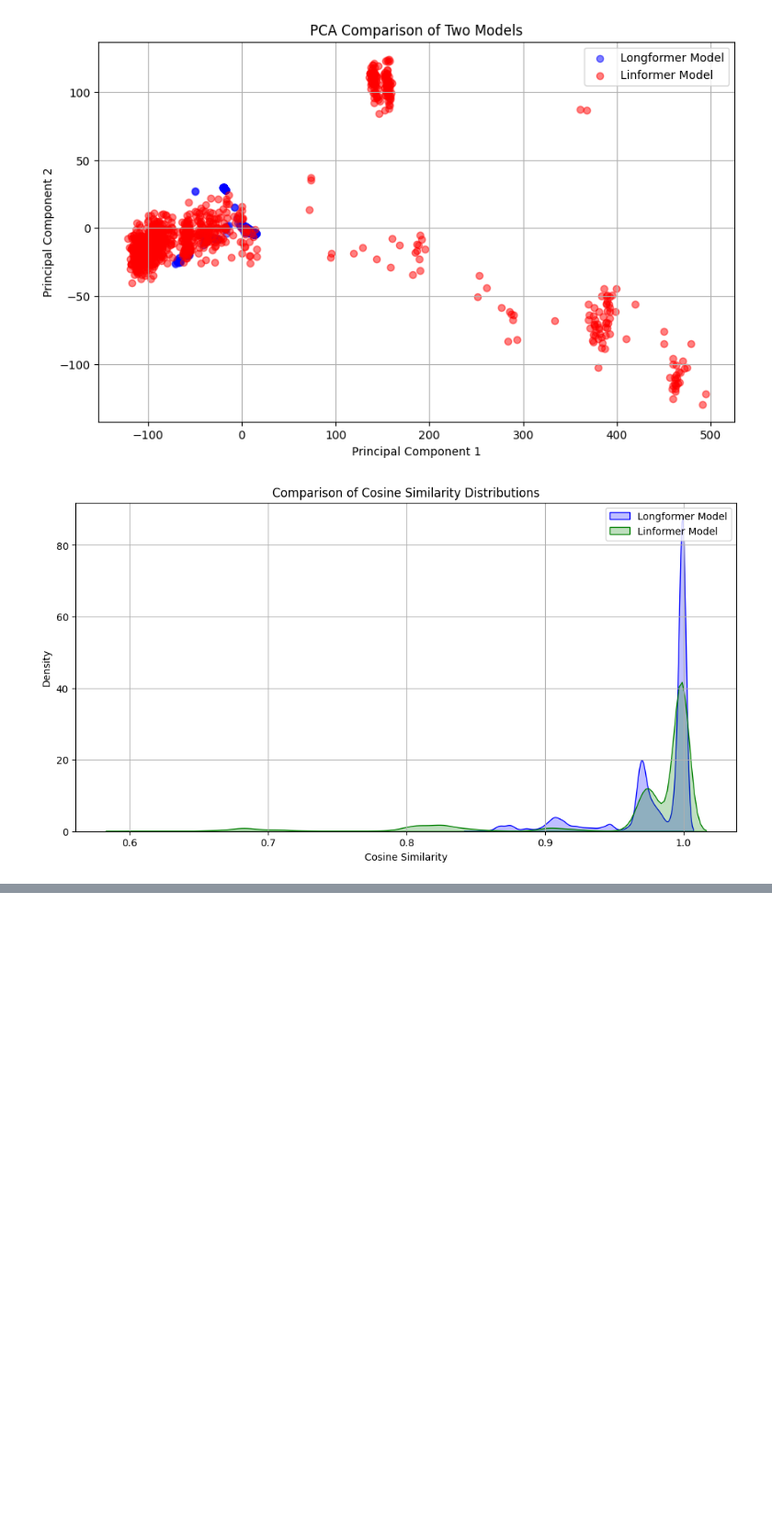
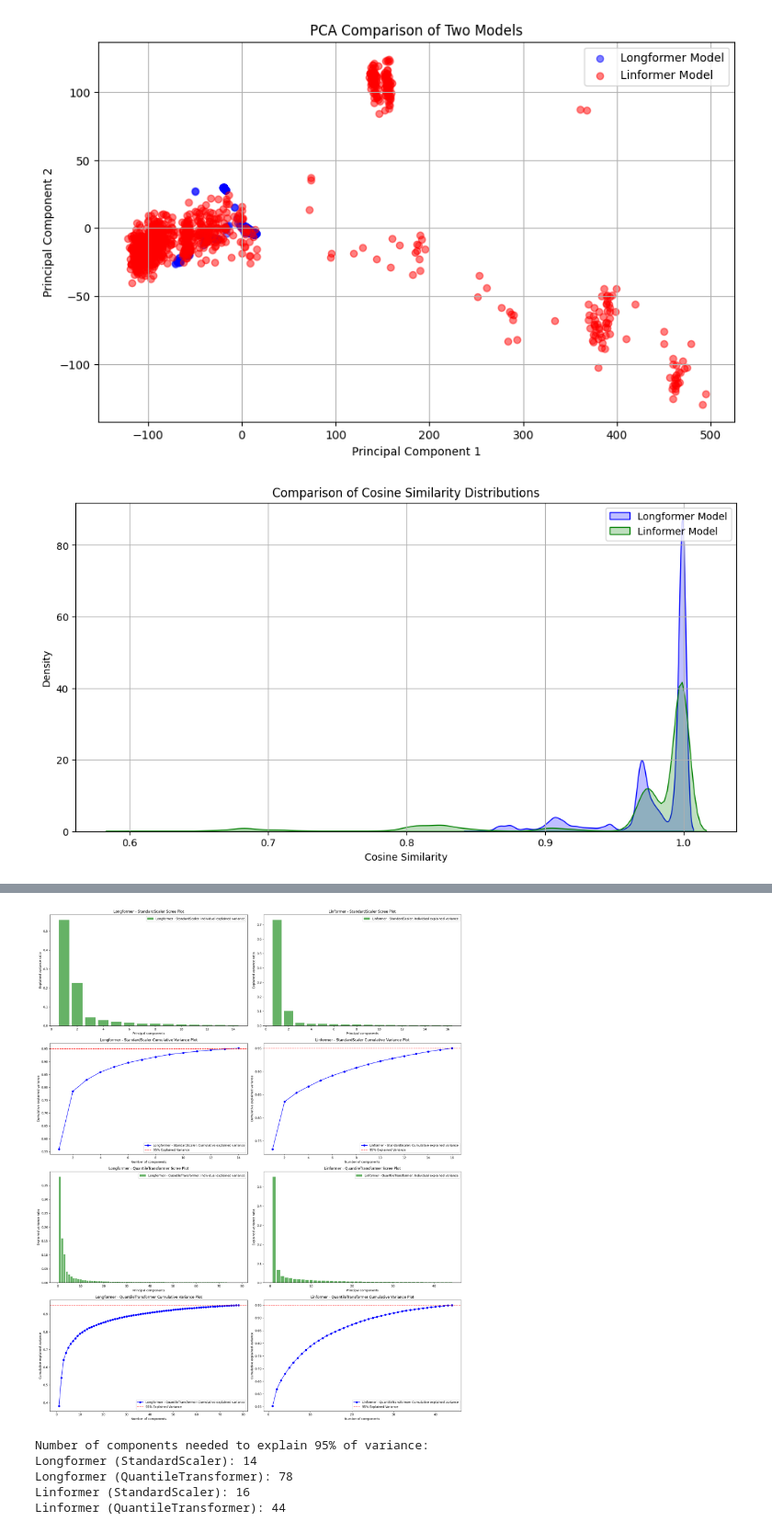
Before and after one commit to norandom/log2ml, a Jupyter notebook: Comparison_of_Encoder_Models.ipynb, the cells around one changed output, grey strips where cells are left out. Shown at 92% size. Cells and saved outputs as stored; diff of their text form; code cells hidden in the pictures; blank space fills up the shorter version.

```diff
--- a/Comparison_of_Encoder_Models.ipynb
+++ b/Comparison_of_Encoder_Models.ipynb
@@ -1051,0 +1208,67 @@ plt.show()
+# %%
+import matplotlib.pyplot as plt
+import seaborn as sns
+import numpy as np
+from sklearn.decomposition import PCA
+from sklearn.preprocessing import StandardScaler, QuantileTransformer
+
+def process_and_plot(X, scaler, ax_scree, ax_cumulative, model_name, scaler_name):
+    X_scaled = scaler.fit_transform(X)
+    pca = PCA(n_components=0.95)
+    X_pca = pca.fit_transform(X_scaled)
+    explained_variance_ratio = pca.explained_variance_ratio_
+    cumulative_variance = np.cumsum(explained_variance_ratio)
+
+    # Scree plot
+    ax_scree.bar(range(1, len(explained_variance_ratio) + 1), explained_variance_ratio, alpha=0.6, color='g', label=f'{model_name} - {scaler_name}: Individual explained variance')
+    ax_scree.set_title(f'{model_name} - {scaler_name} Scree Plot')
+    ax_scree.set_xlabel('Principal components')
+    ax_scree.set_ylabel('Explained variance ratio')
+    ax_scree.legend()
+
+    # Cumulative Variance plot
+    ax_cumulative.plot(range(1, len(cumulative_variance) + 1), cumulative_variance, marker='o', linestyle='-', color='b', label=f'{model_name} - {scaler_name}: Cumulative explained variance')
+    ax_cumulative.axhline(y=0.95, color='r', linestyle='--', label='95% Explained Variance')
+    ax_cumulative.set_title(f'{model_name} - {scaler_name} Cumulative Variance Plot')
+    ax_cumulative.set_xlabel('Number of components')
+    ax_cumulative.set_ylabel('Cumulative explained variance')
+    ax_cumulative.legend()
+
+    return cumulative_variance
+
+# Assuming linformer_vectors and longformer_vectors are defined elsewhere
+x_lin = linformer_vectors
+x_long = longformer_vectors
+
+# Create subplots
+fig, axes = plt.subplots(nrows=4, ncols=2, figsize=(20, 24))
+
+# Process and plot for Longformer with StandardScaler
+cv_long_std = process_and_plot(x_long, StandardScaler(), axes[0, 0], axes[1, 0], 'Longformer', 'StandardScaler')
+
+# Process and plot for Longformer with QuantileTransformer
+cv_long_qt = process_and_plot(x_long, QuantileTransformer(n_quantiles=1000, output_distribution='normal'), axes[2, 0], axes[3, 0], 'Longformer', 'QuantileTransformer')
+
+# Process and plot for Linformer with StandardScaler
+cv_lin_std = process_and_plot(x_lin, StandardScaler(), axes[0, 1], axes[1, 1], 'Linformer', 'StandardScaler')
+
+# Process and plot for Linformer with QuantileTransformer
+cv_lin_qt = process_and_plot(x_lin, QuantileTransformer(n_quantiles=1000, output_distribution='normal'), axes[2, 1], axes[3, 1], 'Linformer', 'QuantileTransformer')
+
+# Adjust layout and display the plots
+plt.tight_layout()
+plt.show()
+
+# Print the number of components needed to explain 95% of the variance
+print(f"Number of components needed to explain 95% of variance:")
+print(f"Longformer (StandardScaler): {np.argmax(cv_long_std >= 0.95) + 1}")
+print(f"Longformer (QuantileTransformer): {np.argmax(cv_long_qt >= 0.95) + 1}")
+print(f"Linformer (StandardScaler): {np.argmax(cv_lin_std >= 0.95) + 1}")
+print(f"Linformer (QuantileTransformer): {np.argmax(cv_lin_qt >= 0.95) + 1}")
+# %% [output]
+[figure, added]
+Number of components needed to explain 95% of variance:
+Longformer (StandardScaler): 14
+Longformer (QuantileTransformer): 78
+Linformer (StandardScaler): 16
+Linformer (QuantileTransformer): 44
```
Also changed, not shown: parts of 7 cells of this notebook.
